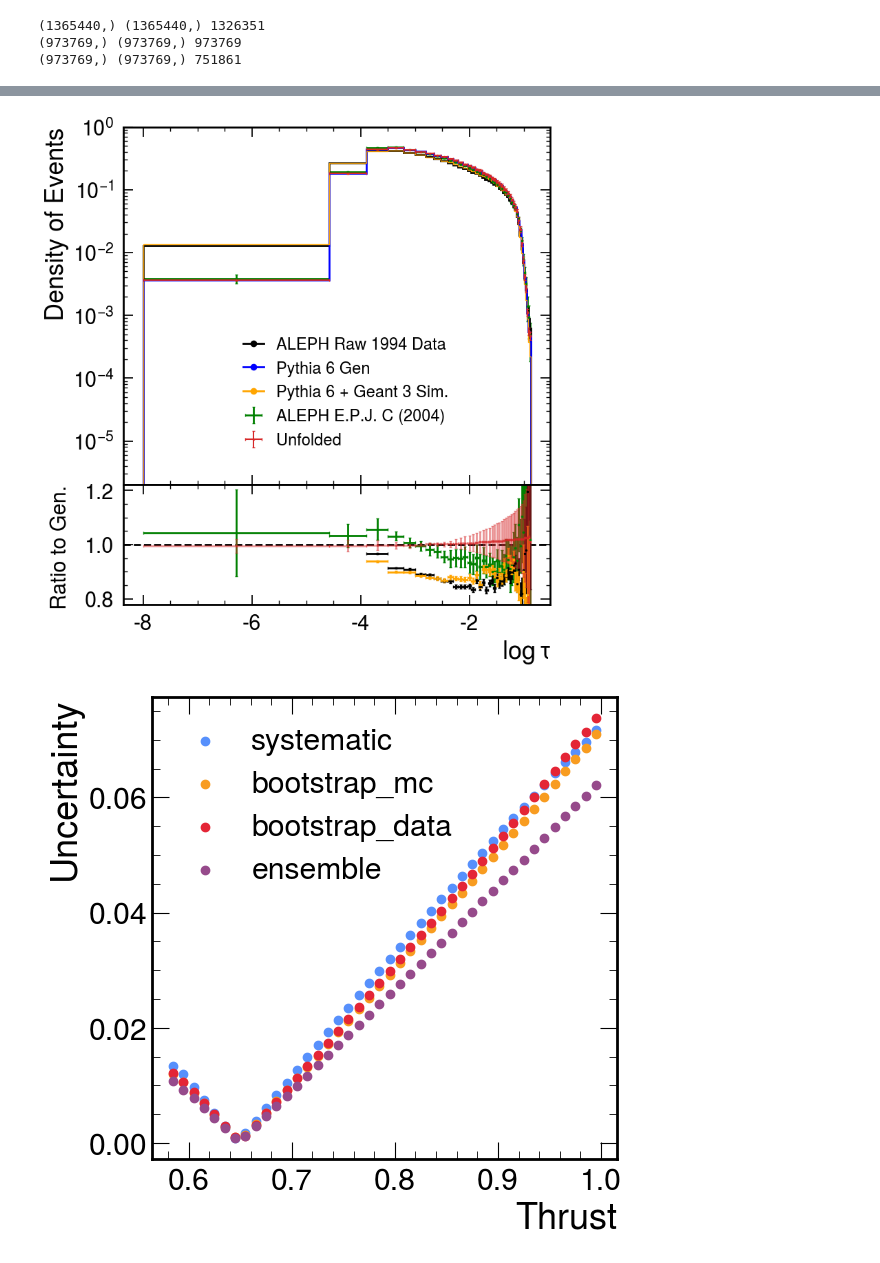
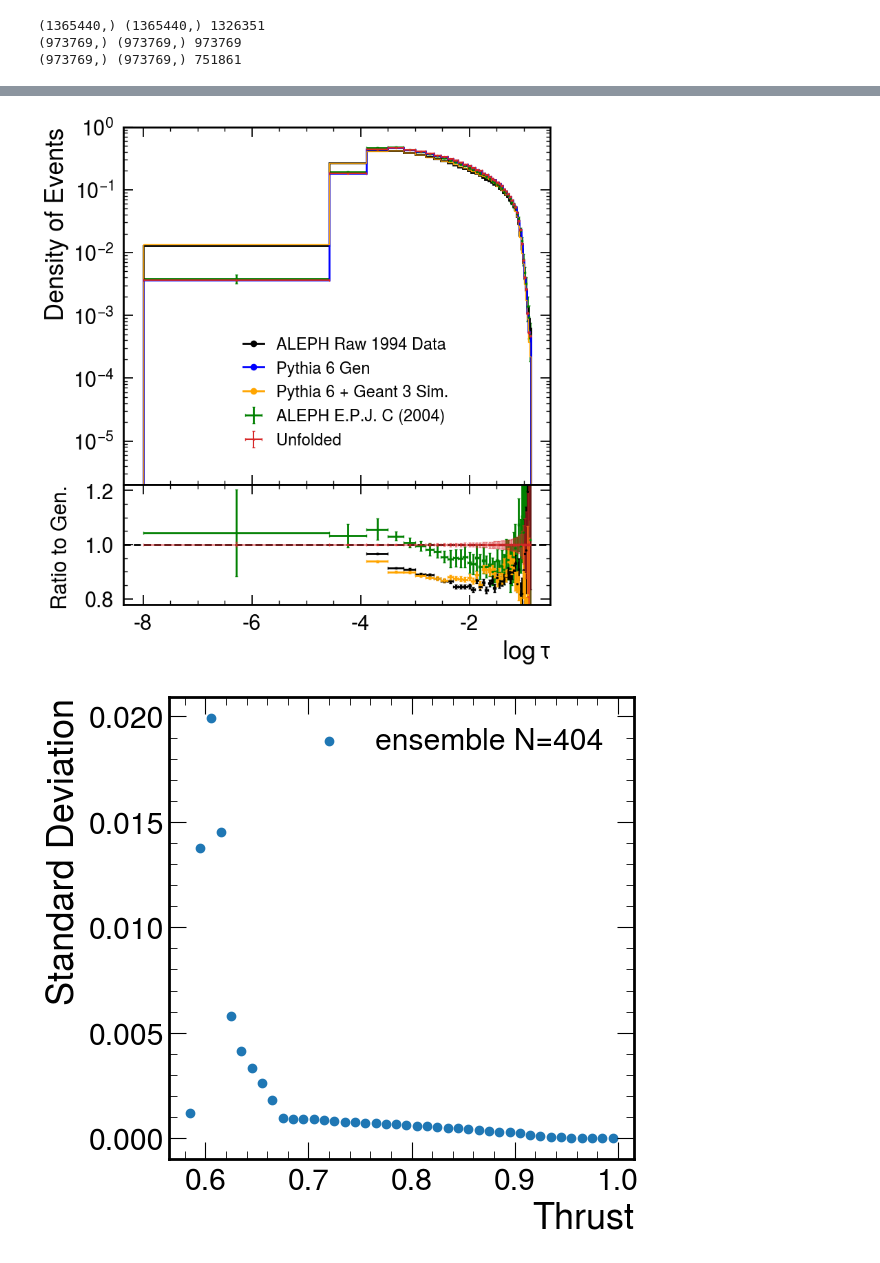
Before and after one commit to badeaa3/unfold-ee-logtau, a Jupyter notebook: Result.ipynb, the cells around one changed output, grey strips where cells are left out. Drawn from its saved outputs; the diff is of its cells as text; code cells hidden in the pictures.

Commit message:
nersc training

```diff
--- a/Result.ipynb
+++ b/Result.ipynb
@@ -31,6 +31,31 @@ hep.set_style(hep.style.CMS)
 hep.style.use("CMS")
 
 from matplotlib.lines import Line2D
+# %%
+# all required files
+cluster = "nersc"
+if cluster == "chicagoAI":
+    hepData = "/home/badea/e+e-/aleph/data/HEPData-ins636645-v1-Table_54.csv"
+    dataProcessedDir = "/home/badea/e+e-/aleph/data/processed/"
+    # omnifold weights
+    weightsDir = "/home/badea/e+e-/aleph/OmniFold/scripts/results/"
+    paths = [
+        ["systematic", os.path.join(weightsDir, "training-6d5bf9d4/*/omnifold_weights.h5")], # systematic variations
+        ["bootstrap_mc", os.path.join(weightsDir, "training-8379b835/*/omnifold_weights.h5")], # bootstrap mc
+        ["bootstrap_data", os.path.join(weightsDir, "training-45166dfb/*/omnifold_weights.h5")], # bootstrap data
+        ["ensemble", os.path.join(weightsDir, "training-315e385c/*/omnifold_weights.h5")], # ensemble
+    ]
+elif cluster == "nersc":
+    hepData = "/global/homes/b/badea/aleph/data/HEPData-ins636645-v1-Table_54.csv"
+    dataProcessedDir = "/global/homes/b/badea/aleph/data/processed/"
+    # omnifold weights
+    weightsDir = "/global/homes/b/badea/aleph/unfold-ee-logtau/results/"
+    paths = [
+        # ["systematic", os.path.join(weightsDir, "training-6d5bf9d4/*/omnifold_weights.h5")], # systematic variations
+        # ["bootstrap_mc", os.path.join(weightsDir, "training-8379b835/*/omnifold_weights.h5")], # bootstrap mc
+        # ["bootstrap_data", os.path.join(weightsDir, "training-45166dfb/*/omnifold_weights.h5")], # bootstrap data
+        ["ensemble", os.path.join(weightsDir, "training-3045c040/*/model*/omnifold_weights.h5")], # ensemble
+    ]
 # %%
 # function for getting histograms from observable values
 def calc_hist(vals, bins=10, weights=None, density=True):
@@ -157,19 +182,22 @@ def histUnfolded(doLog, bins, density):
                 u[key]["errs"].append(errs)
 
     # pick one value as the nominal
-    unfolded_counts = u["bootstrap_data"]["counts"][0]
+    nominal = "boostrap_data" if "boostrap_data" in u.keys() else list(u.keys())[0]
+    print(nominal)
+    unfolded_counts = u[nominal]["counts"][0]
+
 
     # compute errors
     errs = {}
     for key, val in u.items():
         sd = np.std(val["counts"],axis=0)
         ave = np.mean(val["counts"],axis=0)
-        sd_over_mean = sd/ave
+        sd_over_mean = sd # /ave
         errs[key] = sd_over_mean
 
     # add in quadrature
     unfolded_errs = np.sum(np.array(list(errs.values()))**2,0) # systematics, bootstrap_mc, bootstrap_data, ensemble
-    unfolded_errs += u["bootstrap_data"]["errs"][0]**2 # statistical error
+    unfolded_errs += u[nominal]["errs"][0]**2 # statistical error
     unfolded_errs = np.sqrt(unfolded_errs)
 
     # scale by central value
@@ -444,17 +475,18 @@ ax1.legend(new_handles,
 # save
 plt.savefig("log_tau.pdf", bbox_inches="tight")
 # %% [output]
-[figure, old version]
+[figure, new version]
 # %%
 plt.figure(figsize=(6,6))
 for key, val in lin_errs.items():
-    plt.scatter(1-aleph_midbins, val, label=key)
+    plt.scatter(1-aleph_midbins, val, label=key + " N=404")
 plt.xlabel("Thrust")
-plt.ylabel("Uncertainty")
+plt.ylabel("Standard Deviation")
+# plt.ylim(0,0.01)
 plt.legend()
 plt.savefig("thrust_uncertainty_breakdown.pdf", bbox_inches="tight")
 # %% [output]
-[figure, old version]
+[figure, new version]
 # %%
 plt.figure(figsize=(6,6))
 for key, val in log_errs.items():
```
Also changed, not shown: parts of 7 cells of this notebook, 2 other files.
